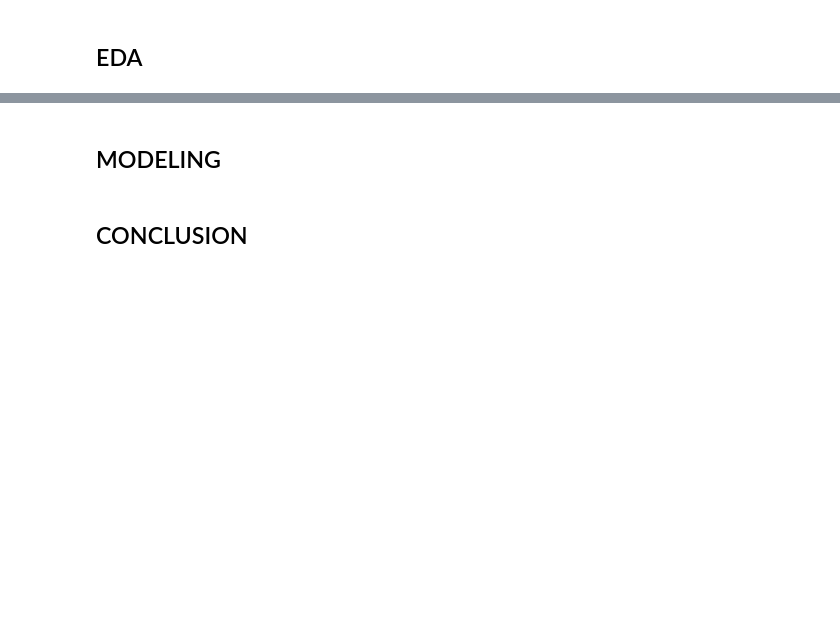
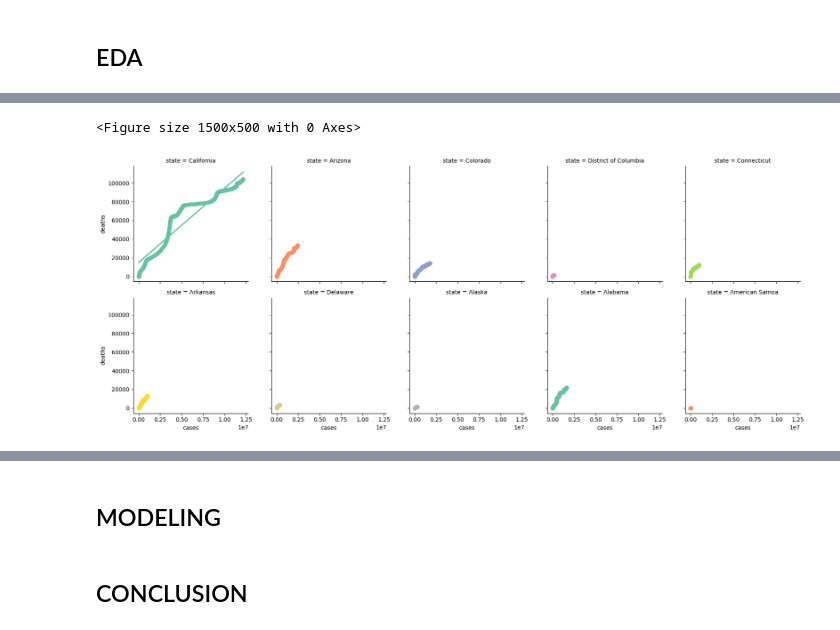
Before and after one commit to nathsteve13/datascience_demo_2025, a Jupyter notebook: data_science_notebook.ipynb, the cells around one changed output, grey strips where cells are left out. Drawn from its saved outputs; the diff is of its cells as text; code cells hidden in the pictures; blank space fills up the shorter version.

```diff
--- a/data_science_notebook.ipynb
+++ b/data_science_notebook.ipynb
@@ -6,0 +57,4 @@
+# %%
+df['date'] = pd.to_datetime(df['date'])
+df = df.set_index('date')
+df.head()
@@ -6,0 +69,3 @@
+# %%
+current_df = df.loc[df.index.max()]
+current_df.head(10)
@@ -6,0 +87,3 @@
+# %%
+top_ten_states = list(current_df['state'].head(10).values)
+top_ten_states
@@ -6,0 +101,3 @@
+# %%
+top_states_df = df[df['state'].isin(top_ten_states)].drop(columns='fips')
+top_states_df
@@ -6,0 +119,22 @@
+# %%
+import seaborn as sns
+import matplotlib.pyplot as plt
+
+
+plt.figure(figsize=(15, 5))
+ax = sns.lmplot(
+    x="cases",
+    y="deaths",
+    height=3.5,
+    col="state",
+    col_wrap=5,
+    hue="state",
+    palette="Set2",
+    data=top_states_df
+)
+
+ax.fig.subplots_adjust(wspace=.2)
+plt.show()
+# %% [output]
+<Figure size 1500x500 with 0 Axes>
+[figure, added]
```
Also changed, not shown: parts of 18 cells of this notebook.
